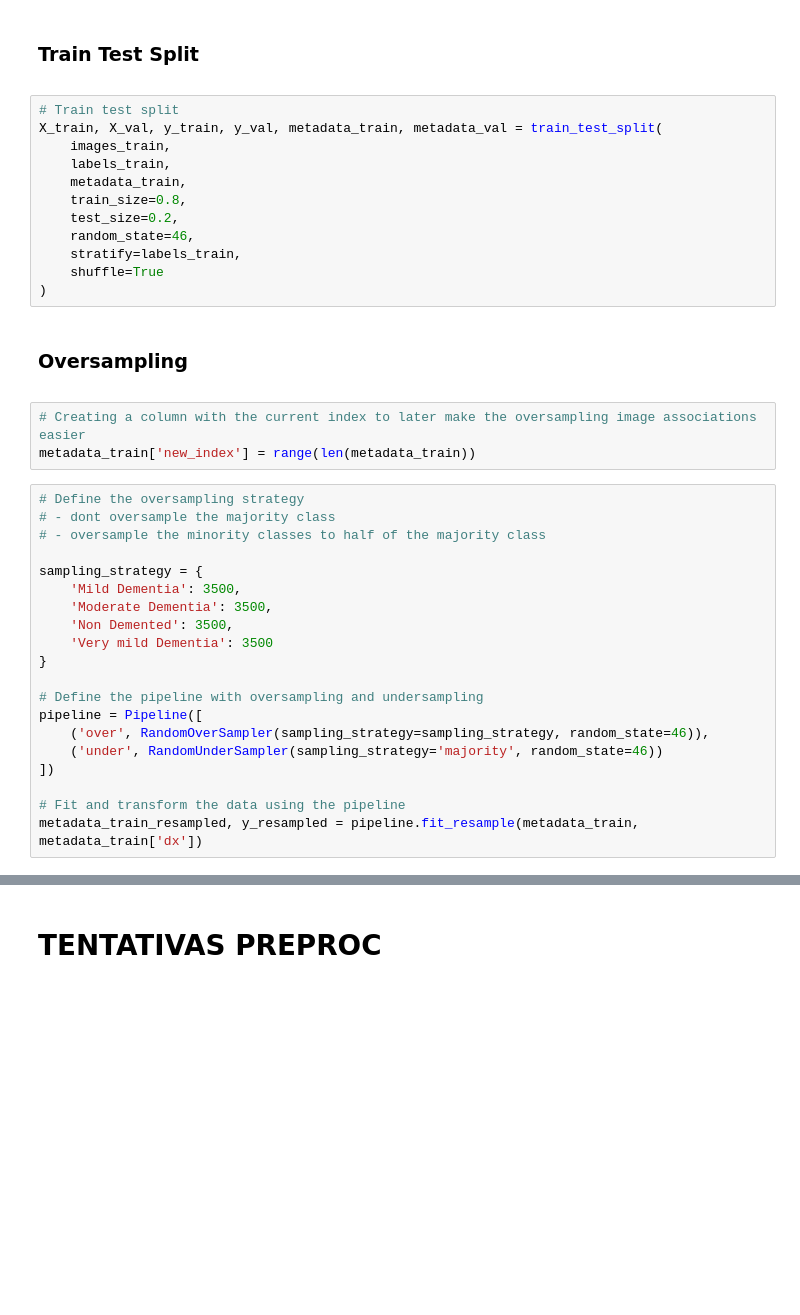
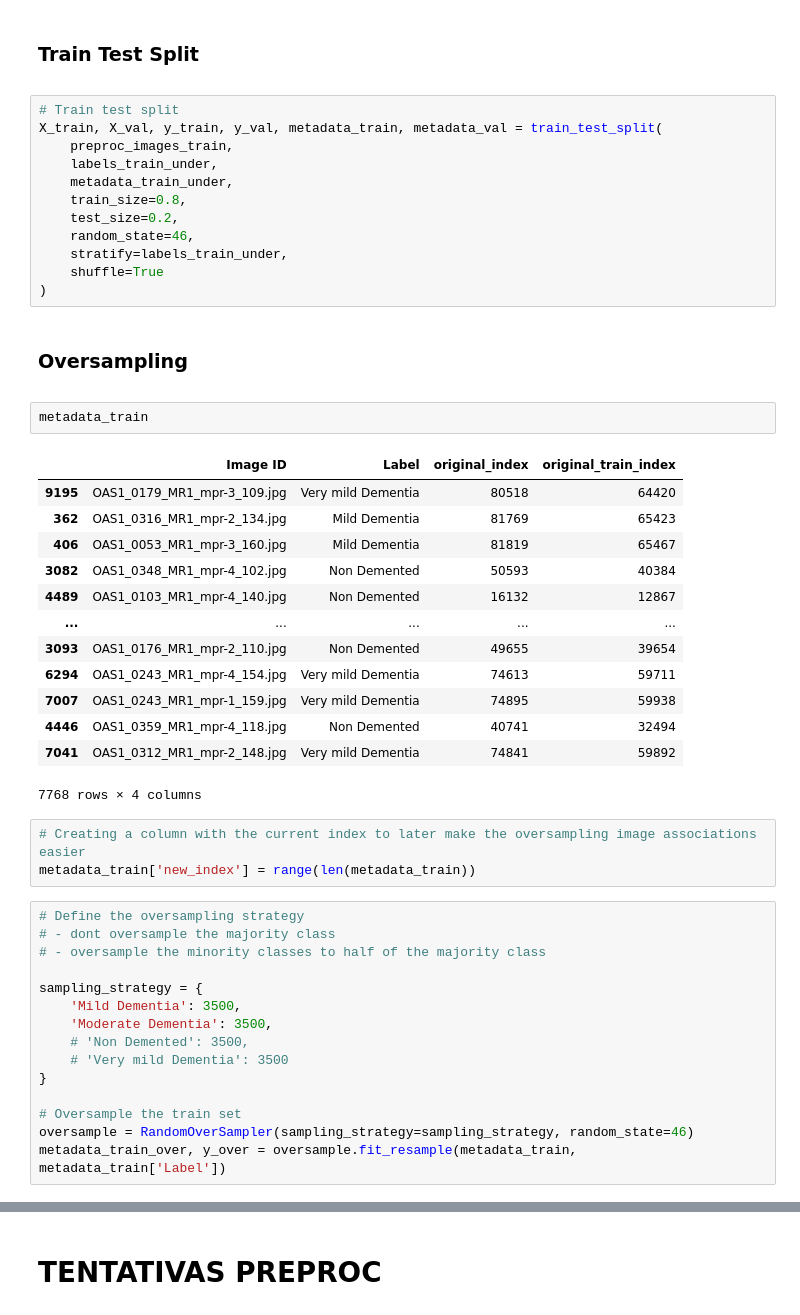
Before and after one commit to Rita-Centeno/DL2, a Jupyter notebook: notebook.ipynb, the cells around one changed output, grey strips where cells are left out. Saved outputs shown, nothing was run; the diff lists cells and outputs as text; blank space fills up the shorter version.

```diff
--- a/notebook.ipynb
+++ b/notebook.ipynb
@@ -280,18 +280,34 @@ preproc_images_train = inicial_preproc(images_train_under)
 # %%
 # Train test split
 X_train, X_val, y_train, y_val, metadata_train, metadata_val = train_test_split(
-    images_train,
-    labels_train,
-    metadata_train,
+    preproc_images_train,
+    labels_train_under,
+    metadata_train_under,
     train_size=0.8,
     test_size=0.2,
     random_state=46,
-    stratify=labels_train,
+    stratify=labels_train_under,
     shuffle=True
 )
 # %% [markdown]
 ### Oversampling
 <a id='oversampling'></a>
+# %%
+metadata_train
+# %% [output]
+|  | Image ID | Label | original_index | original_train_index |
+| 9195 | OAS1_0179_MR1_mpr-3_109.jpg | Very mild Dementia | 80518 | 64420 |
+| 362 | OAS1_0316_MR1_mpr-2_134.jpg | Mild Dementia | 81769 | 65423 |
+| 406 | OAS1_0053_MR1_mpr-3_160.jpg | Mild Dementia | 81819 | 65467 |
+| 3082 | OAS1_0348_MR1_mpr-4_102.jpg | Non Demented | 50593 | 40384 |
+| 4489 | OAS1_0103_MR1_mpr-4_140.jpg | Non Demented | 16132 | 12867 |
+| ... | ... | ... | ... | ... |
+| 3093 | OAS1_0176_MR1_mpr-2_110.jpg | Non Demented | 49655 | 39654 |
+| 6294 | OAS1_0243_MR1_mpr-4_154.jpg | Very mild Dementia | 74613 | 59711 |
+| 7007 | OAS1_0243_MR1_mpr-1_159.jpg | Very mild Dementia | 74895 | 59938 |
+| 4446 | OAS1_0359_MR1_mpr-4_118.jpg | Non Demented | 40741 | 32494 |
+| 7041 | OAS1_0312_MR1_mpr-2_148.jpg | Very mild Dementia | 74841 | 59892 |
+7768 rows × 4 columns
 # %%
 # Creating a column with the current index to later make the oversampling image associations easier
 metadata_train['new_index'] = range(len(metadata_train))
@@ -303,15 +319,10 @@ metadata_train['new_index'] = range(len(metadata_train))
 sampling_strategy = {
     'Mild Dementia': 3500,
     'Moderate Dementia': 3500,
-    'Non Demented': 3500,
-    'Very mild Dementia': 3500
+    # 'Non Demented': 3500,
+    # 'Very mild Dementia': 3500
 }
 
-# Define the pipeline with oversampling and undersampling
-pipeline = Pipeline([
-    ('over', RandomOverSampler(sampling_strategy=sampling_strategy, random_state=46)),
-    ('under', RandomUnderSampler(sampling_strategy='majority', random_state=46))
-])
-
-# Fit and transform the data using the pipeline
-metadata_train_resampled, y_resampled = pipeline.fit_resample(metadata_train, metadata_train['dx'])
+# Oversample the train set
+oversample = RandomOverSampler(sampling_strategy=sampling_strategy, random_state=46)
+metadata_train_over, y_over = oversample.fit_resample(metadata_train, metadata_train['Label'])
```
Also changed, not shown: parts of 1 cell of this notebook.
